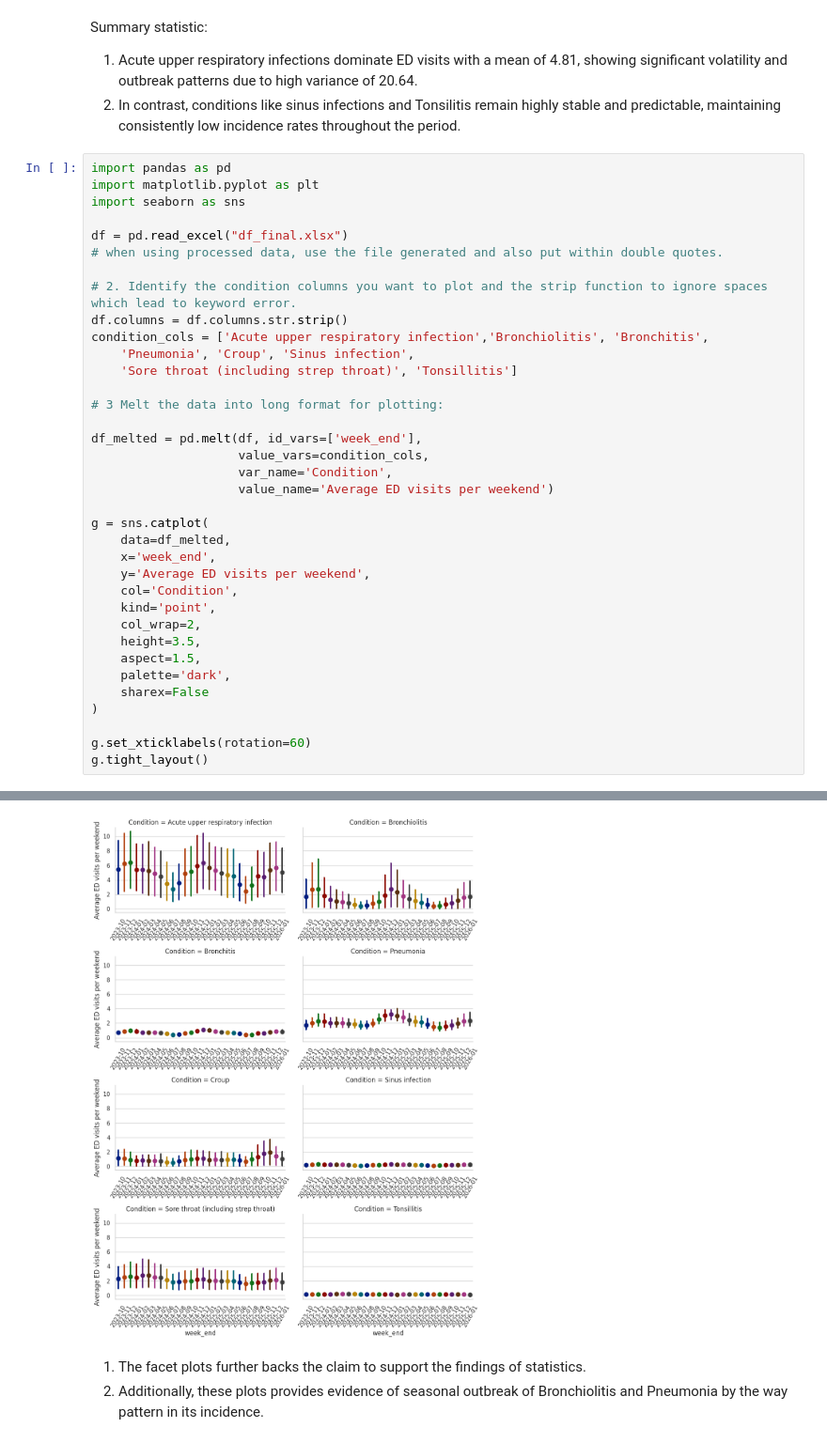
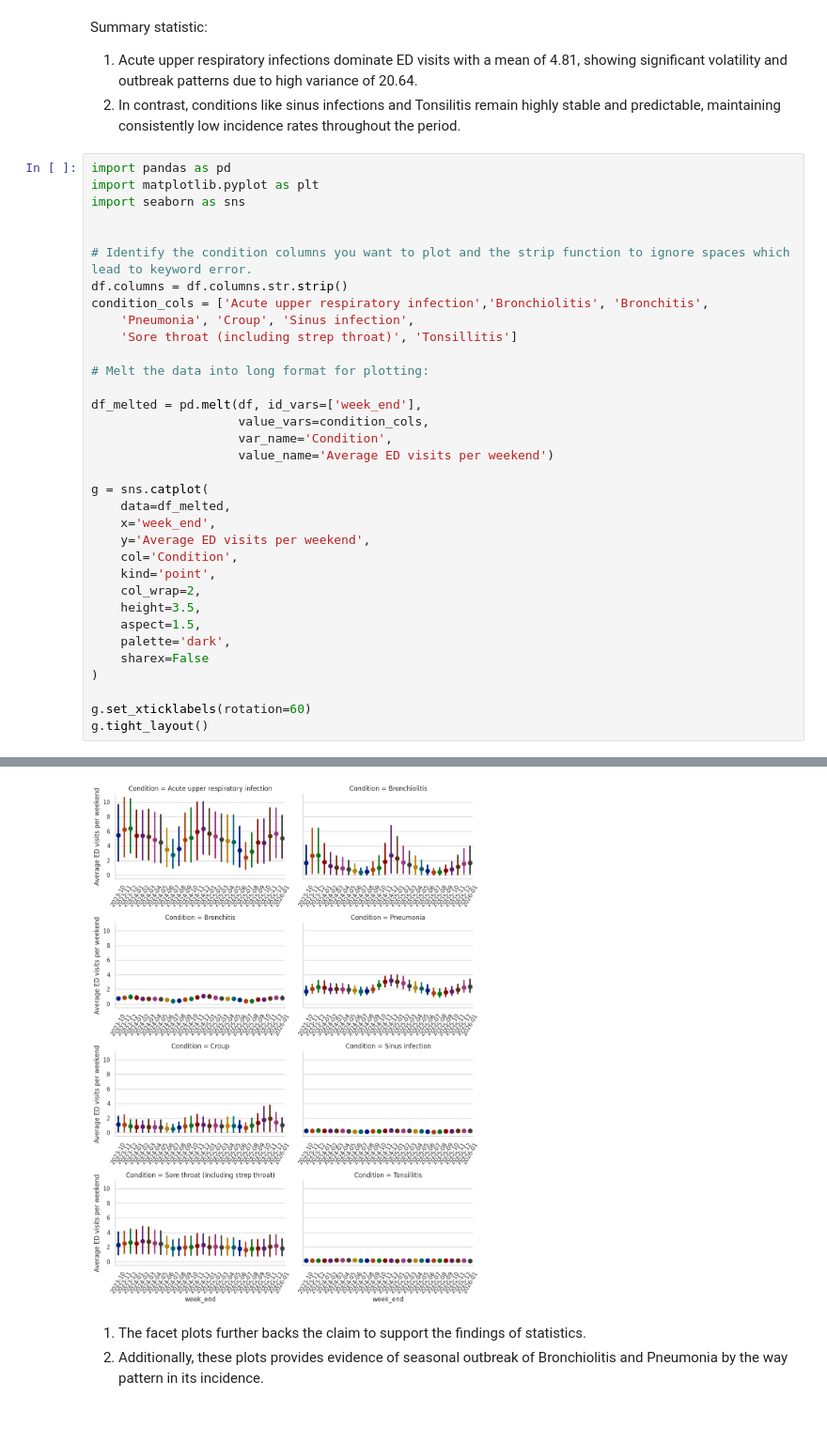
Before and after one commit to kardam2806/Respiratory_conditions_ED_Notebook, a Jupyter notebook: Notebooks/Tidy_resp.ipynb, the cells around one changed output, grey strips where cells are left out. Shown at 94% size. Saved outputs shown, nothing was run; the diff lists cells and outputs as text.

```diff
--- a/Notebooks/Tidy_resp.ipynb
+++ b/Notebooks/Tidy_resp.ipynb
@@ -461,43 +455,41 @@ import pandas as pd
 import matplotlib.pyplot as plt
 import seaborn as sns
 
-df = pd.read_excel("df_final.xlsx")
-# when using processed data, use the file generated and also put within double quotes.
 
-# 2. Identify the condition columns you want to plot and the strip function to ignore spaces which lead to keyword error.
+# Identify the condition columns you want to plot and the strip function to ignore spaces which lead to keyword error.
 df.columns = df.columns.str.strip()
 condition_cols = ['Acute upper respiratory infection','Bronchiolitis', 'Bronchitis',
     'Pneumonia', 'Croup', 'Sinus infection',
     'Sore throat (including strep throat)', 'Tonsillitis']
 
-# 3 Melt the data into long format for plotting:
+# Melt the data into long format for plotting:
 
 df_melted = pd.melt(df, id_vars=['week_end'],
                     value_vars=condition_cols,
                     var_name='Condition',
                     value_name='Average ED visits per weekend')
 
 g = sns.catplot(
     data=df_melted,
     x='week_end',
     y='Average ED visits per weekend',
     col='Condition',
     kind='point',
     col_wrap=2,
     height=3.5,
     aspect=1.5,
     palette='dark',
     sharex=False
 )
 
 g.set_xticklabels(rotation=60)
 g.tight_layout()
 # %% [output]
 Passing `palette` without assigning `hue` is deprecated and will be removed in v0.14.0. Assign the `x` variable to `hue` and set `legend=False` for the same effect.
 
   g = sns.catplot(
 <seaborn.axisgrid.FacetGrid at 0x...>
-[figure, old version]
+[figure, new version]
 # %% [markdown]
 1. The facet plots further backs the claim to support the findings of statistics.
 2. Additionally, these plots provides evidence of seasonal outbreak of Bronchiolitis and Pneumonia by the way pattern in its incidence.
```
Also changed, not shown: parts of 16 cells of this notebook.
